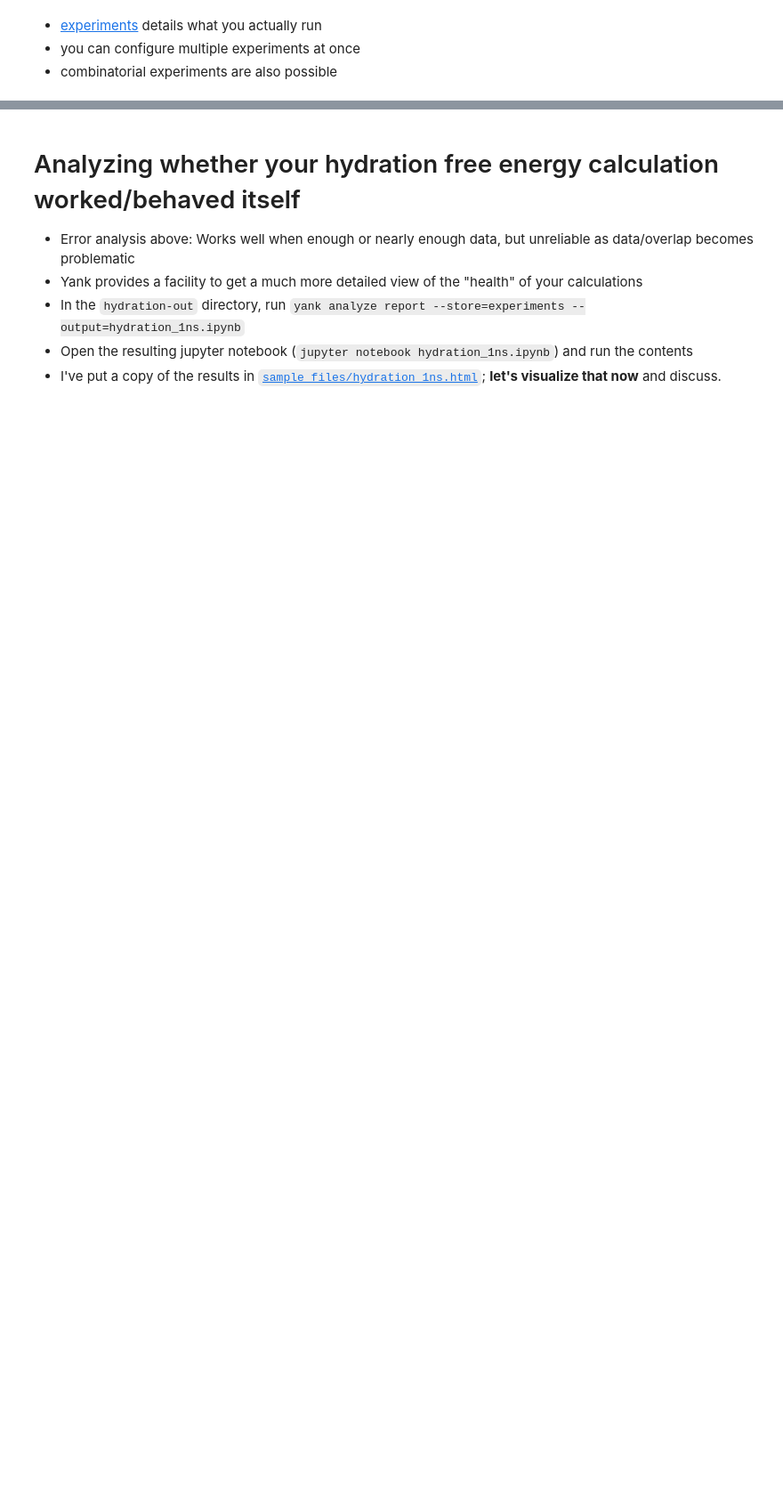
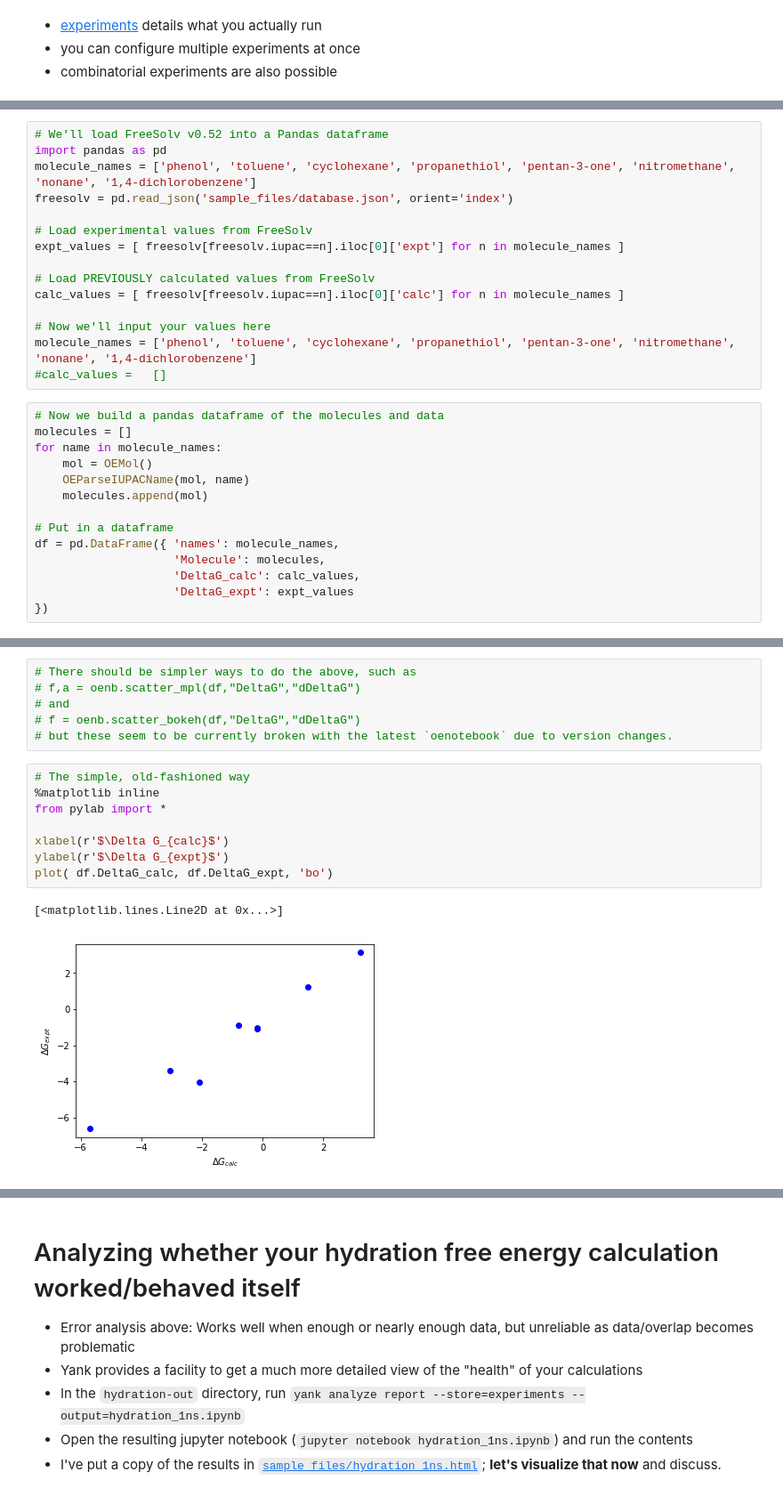
Before and after one commit to QCMM/workshop2017, a Jupyter notebook: Free_energy_day1/solvation_free_energies/Session1.ipynb, the cells around one changed output, grey strips where cells are left out. Shown: that part at 89% size. Cells and saved outputs as stored; diff of their text form; blank space fills up the shorter version.

```diff
--- a/Free_energy_day1/solvation_free_energies/Session1.ipynb
+++ b/Free_energy_day1/solvation_free_energies/Session1.ipynb
@@ -283,0 +290,29 @@ If it's still running, let's use sample data in this repository:
+# %%
+# We'll load FreeSolv v0.52 into a Pandas dataframe
+import pandas as pd
+molecule_names = ['phenol', 'toluene', 'cyclohexane', 'propanethiol', 'pentan-3-one', 'nitromethane', 'nonane', '1,4-dichlorobenzene']
+freesolv = pd.read_json('sample_files/database.json', orient='index')
+
+# Load experimental values from FreeSolv
+expt_values = [ freesolv[freesolv.iupac==n].iloc[0]['expt'] for n in molecule_names ]
+
+# Load PREVIOUSLY calculated values from FreeSolv
+calc_values = [ freesolv[freesolv.iupac==n].iloc[0]['calc'] for n in molecule_names ]
+
+# Now we'll input your values here
+molecule_names = ['phenol', 'toluene', 'cyclohexane', 'propanethiol', 'pentan-3-one', 'nitromethane', 'nonane', '1,4-dichlorobenzene']
+#calc_values =   []
+# %%
+# Now we build a pandas dataframe of the molecules and data
+molecules = []
+for name in molecule_names:
+    mol = OEMol()
+    OEParseIUPACName(mol, name)
+    molecules.append(mol)
+
+# Put in a dataframe
+df = pd.DataFrame({ 'names': molecule_names,
+                    'Molecule': molecules,
+                    'DeltaG_calc': calc_values,
+                    'DeltaG_expt': expt_values
+})
@@ -284,3 +369,20 @@ If it's still running, let's use sample data in this repository:
+# %%
+# There should be simpler ways to do the above, such as
+# f,a = oenb.scatter_mpl(df,"DeltaG","dDeltaG")
+# and
+# f = oenb.scatter_bokeh(df,"DeltaG","dDeltaG")
+# but these seem to be currently broken with the latest `oenotebook` due to version changes.
+# %%
+# The simple, old-fashioned way
+%matplotlib inline
+from pylab import *
+
+xlabel(r'$\Delta G_{calc}$')
+ylabel(r'$\Delta G_{expt}$')
+plot( df.DeltaG_calc, df.DeltaG_expt, 'bo')
+# %% [output]
+[<matplotlib.lines.Line2D at 0x...>]
+[figure, added]
 # %% [markdown]
 # Explicit solvent results for cyclopentanol in water:
 <img src="images/results.jpg" alt="results" style="width: 1400px;" align="left"/>
```
Also changed, not shown: parts of 8 cells of this notebook, 2 other files.
